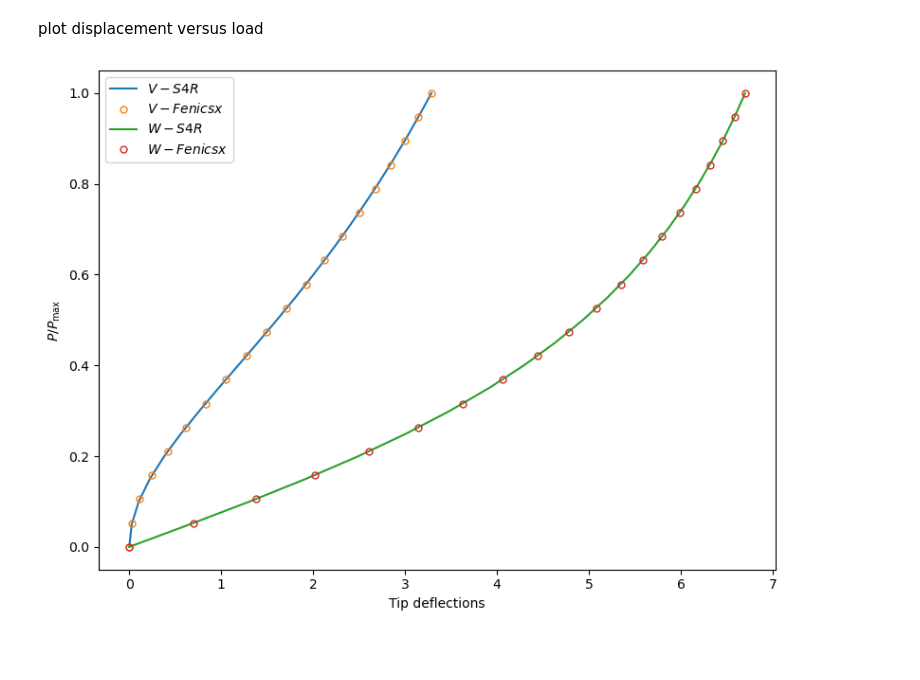
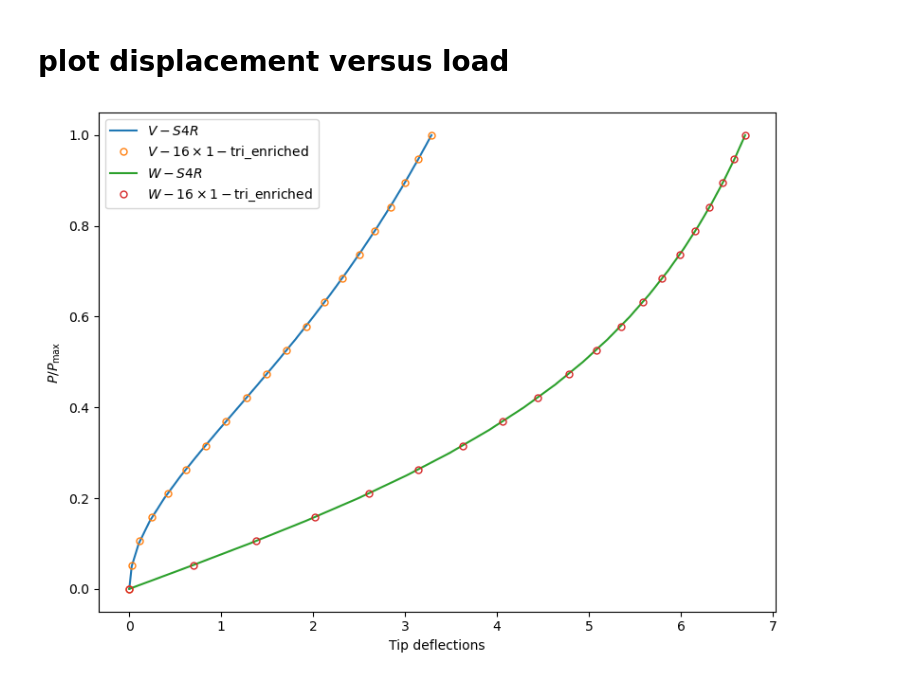
Before and after one commit to TianYangEPFL/fenicsx-shells, a Jupyter notebook: demo/demo_nonlinear_naghdi_shear-up_cantilever.ipynb, the cells around one changed output. Drawn from its saved outputs; the diff is of its cells as text; code cells hidden in the pictures; blank space fills up the shorter version.

```diff
--- a/demo/demo_nonlinear_naghdi_shear-up_cantilever.ipynb
+++ b/demo/demo_nonlinear_naghdi_shear-up_cantilever.ipynb
@@ -283,41 +303,41 @@ if mesh.comm.rank == 0:
     u1_list = np.zeros(nstep)
     u3_list = np.zeros(nstep)
 
-file_u = dolfinx.io.VTKFile(mesh.comm, results_folder/"u_naghdi.pvd", "w")
-file_theta = dolfinx.io.VTKFile(mesh.comm, results_folder/"theta_naghdi.pvd", "w")
-file_phi = dolfinx.io.VTKFile(mesh.comm, results_folder/"phi_naghdi.pvd", "w")
+file_u = dolfinx.io.VTKFile(mesh.comm, results_folder/"u.pvd", "w")
+file_theta = dolfinx.io.VTKFile(mesh.comm, results_folder/"theta.pvd", "w")
+file_phi = dolfinx.io.VTKFile(mesh.comm, results_folder/"phi.pvd", "w")
 
 q_func.x.array[:] = 0.0
 #log.set_log_level(log.LogLevel.INFO)
 #log.set_log_level(log.LogLevel.OFF)
 
-for i, P_curr in enumerate(Ps):
+for i, P_curr in enumerate(tqdm(Ps)):
     P_right.value = P_curr
     n, converged = solver.solve(q_func)
     assert (converged)
     q_func.x.scatter_forward()
     if mesh.comm.rank == 0:
-        print(f"Load step {i:d}, Number of iterations: {n:d}, Load: {P_curr / P_max:.2f}", flush=True)
+        print(f"Load step {i:d}, Number of iterations: {n:d}, Load: {P_curr:.2f} ({P_max:.2f})", flush=True)
 
     # write output
-    u_P2B3 = q_func.sub(0).collapse()
+    phi_FS = functionspace(mesh, blocked_element(P2, shape=(3,)))
+    if ele_type == "tri_enriched":
+        u_P2B3 = q_func.sub(0).collapse()
+        u_P2 = Function(phi_FS)
+        u_P2.interpolate(u_P2B3)
+    else:
+        u_P2 = q_func.sub(0).collapse()
+
+    phi_expr = Expression(phi0_ufl + u_P2, phi_FS.element.interpolation_points())
+    phi_func = Function(phi_FS)
+    phi_func.interpolate(phi_expr)
     theta_P2 = q_func.sub(1).collapse()
 
-    phi_FS = functionspace(mesh, blocked_element(P2, shape=(3,)))
-    phi_expr = Expression(phi0_ufl + u_P2B3, phi_FS.element.interpolation_points())
-    phi_func = Function(phi_FS)
-    phi_func.interpolate(phi_expr)
-
-    u_P2 = Function(phi_FS)
-    u_P2.interpolate(u_P2B3)
-
     file_u.write_function(u_P2, i)
-
     file_theta.write_function(theta_P2, i)
-
     file_phi.write_function(phi_func, i)
 
-    # calculate u3 at the point load
+    # calculate u1, u3 at the point load
     u1_bb = None
     u3_bb = None
     u1_func = q_func.sub(0).sub(0).collapse()
@@ -392,27 +410,29 @@ Widget(value='<iframe src="http://localhost:36395/index.html?ui=P_0x7faccb3bc4d0
 # %% [markdown]
-plot displacement versus load
+# plot displacement versus load
 # %%
 import matplotlib.pyplot as plt
 
 if mesh.comm.rank == 0:
     P_S4R = np.array([0.0, 0.05, 0.10, 0.15, 0.20, 0.25, 0.30, 0.35, 0.40, 0.45,
                       0.50, 0.55, 0.60, 0.65, 0.70, 0.75, 0.80, 0.85, 0.90, 0.95, 1.0])
 
     U_S4R = np.array([0.0, 0.026, 0.103, 0.224, 0.381, 0.563, 0.763, 0.971, 1.184, 1.396, 1.604,
                       1.807, 2.002, 2.190, 2.370, 2.541, 2.705, 2.861, 3.010, 3.151, 3.286])
 
     W_S4R = np.array([0.0, 0.663, 1.309, 1.922, 2.493, 3.015, 3.488, 3.912, 4.292, 4.631, 4.933,
                       5.202, 5.444, 5.660, 5.855, 6.031, 6.190, 6.335, 6.467, 6.588, 6.698])
-
+    np.savetxt(results_folder/"u1.txt", u1_list)
+    np.savetxt(results_folder/"u3.txt", u3_list)
+    np.savetxt(results_folder/"Ps_Pmax.txt", Ps/P_max)
     fig = plt.figure(figsize=(8.0, 6.0))
     plt.plot(U_S4R, P_S4R, "-", label="$V-S4R$")
-    plt.plot(-u1_list, Ps/P_max, "o", markersize=5, markerfacecolor='none', label="$V-Fenicsx$")
+    plt.plot(-u1_list, Ps/P_max, "o", markersize=5, markerfacecolor='none', label=f"$V-{nex}\\times{ney}-${ele_type}")
     plt.plot(W_S4R, P_S4R, "-", label="$W-S4R$")
-    plt.plot(u3_list, Ps/P_max, "o", markersize=5, markerfacecolor='none', label="$W-Fenicsx$")
+    plt.plot(u3_list, Ps/P_max, "o", markersize=5, markerfacecolor='none', label=f"$W-{nex}\\times{ney}-${ele_type}")
     plt.ylabel(r"$P/P_{\mathrm{max}}$")
     plt.xlabel("Tip deflections")
     plt.legend()
     plt.tight_layout()
-    plt.savefig(results_folder/"comparisons.png")
+    plt.savefig(results_folder/"comparisons.png", dpi=300)
 # %% [output]
-[figure, old version]
+[figure, new version]
```
Also changed, not shown: parts of 29 cells of this notebook, 5 other files.
